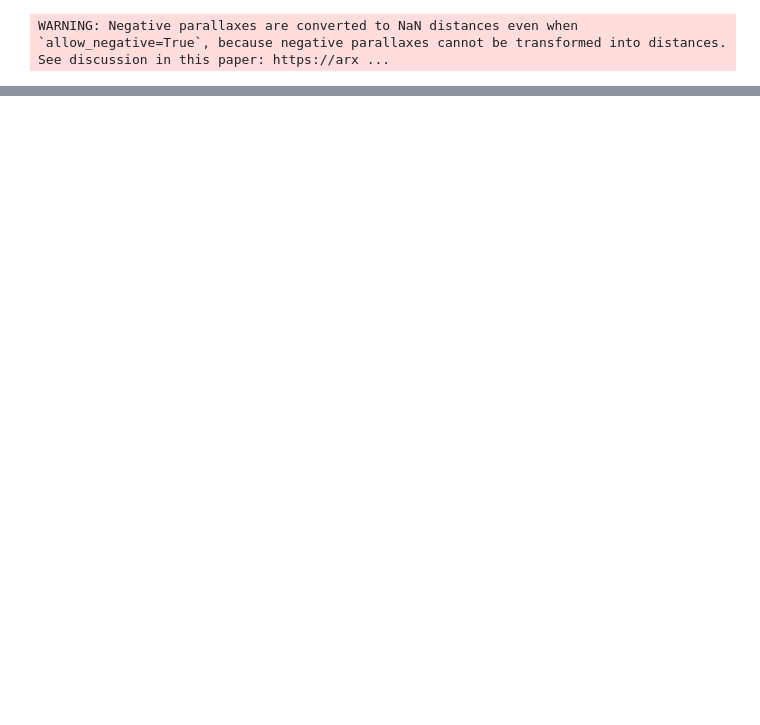
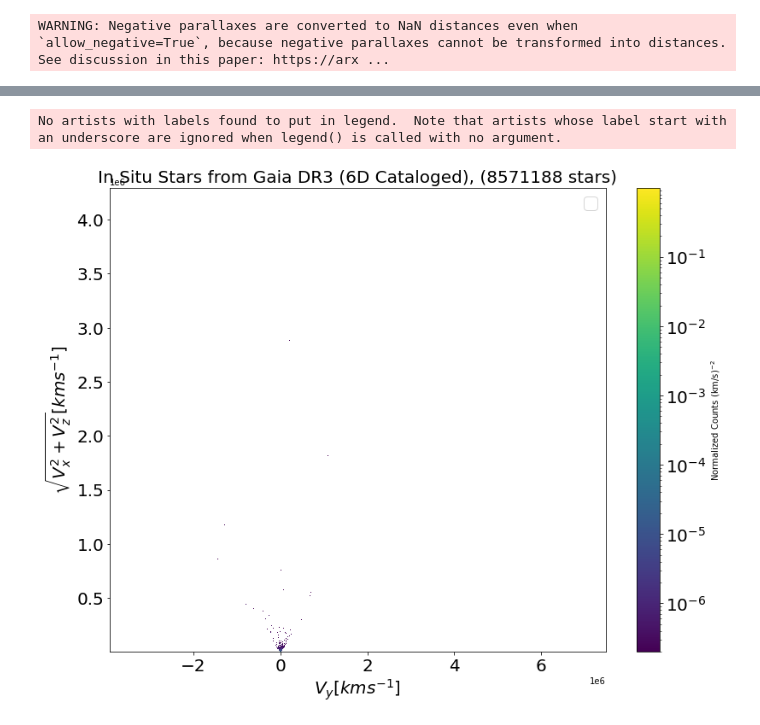
Before and after one commit to HangChelseaSu/Gaiadr3_Accreted_Catalog, a Jupyter notebook: Accreted_catalog.ipynb, the cells around one changed output, grey strips where cells are left out. Cells and saved outputs as stored; diff of their text form; code cells hidden in the pictures; blank space fills up the shorter version.

```diff
--- a/Accreted_catalog.ipynb
+++ b/Accreted_catalog.ipynb
@@ -359,3 +370,18 @@ No artists with labels found to put in legend.  Note that artists whose label st
+# %%
+fig, ax = plt.subplots(1, figsize=(13, 10))
+
+h = ax.hist2d(vy0, vr0, bins=1000, weights=np.repeat(1/len(vx0), len(vx0)), norm=mpl.colors.LogNorm())
+ax.set_xlabel(r'$V_y [km s^{-1}]$', fontsize=20)
+ax.set_ylabel(r'$\sqrt{V_x^2+V_z^2} [km s^{-1}]$', fontsize=20)
+ax.set_title(f'In Situ Stars from Gaia DR3 (6D Cataloged), ({len(x0)} stars)', fontsize=20)
+cb = fig.colorbar(h[3], ax=ax, label=r'Normalized Counts (km/s)$^{-2}$')
+cb.ax.tick_params(labelsize=20)
+ax.tick_params(axis='both', labelsize=20)
+plt.legend(fontsize=20)
+plt.show()
+# %% [output]
+No artists with labels found to put in legend.  Note that artists whose label start with an underscore are ignored when legend() is called with no argument.
+[figure, added]
 # %%
 fig, ax = plt.subplots(1, figsize=(13, 10))
 
```
Also changed, not shown: parts of 7 cells of this notebook, 13 other files.
